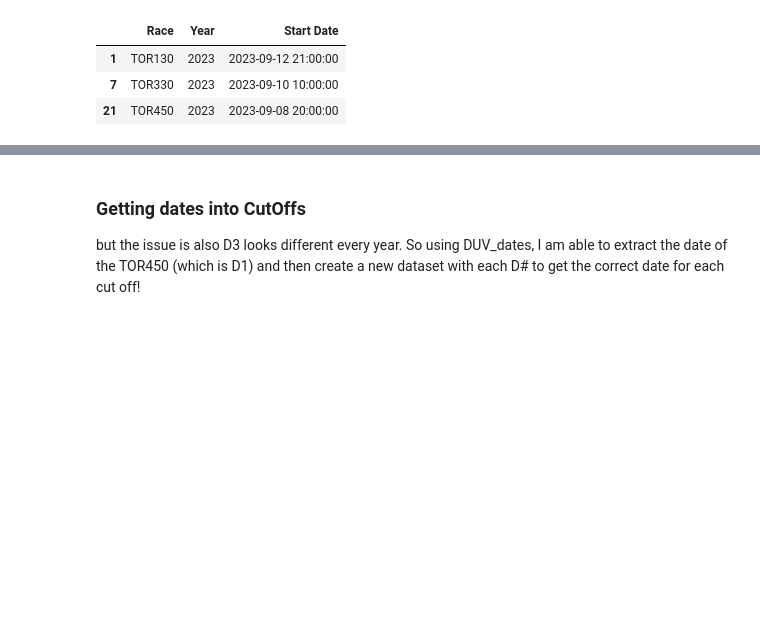
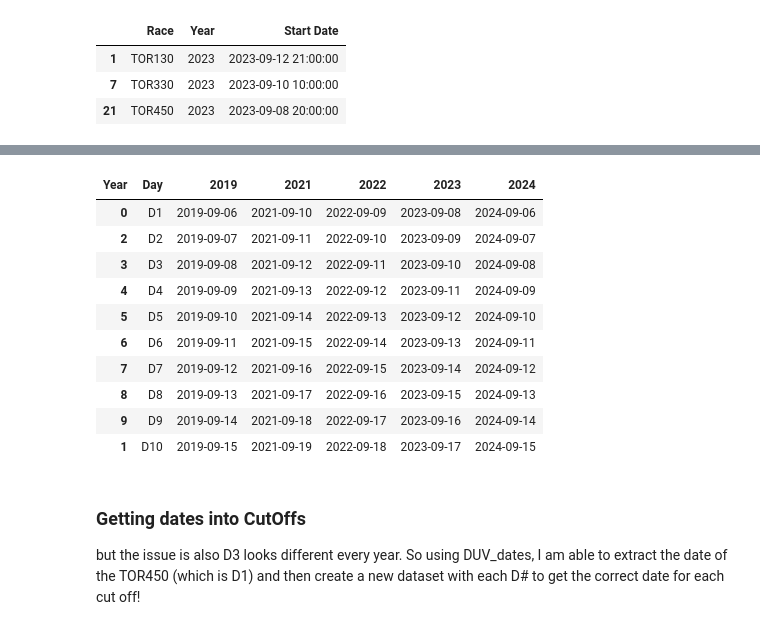
Before and after one commit to kjonina/TORX, a Jupyter notebook: Stage 4 - TOR330 Cut Offs Dataset.ipynb, the cells around one changed output, grey strips where cells are left out. Drawn from its saved outputs; the diff is of its cells as text; code cells hidden in the pictures; blank space fills up the shorter version.

```diff
--- a/Stage 4 - TOR330 Cut Offs Dataset.ipynb
+++ b/Stage 4 - TOR330 Cut Offs Dataset.ipynb
@@ -199,6 +199,40 @@ See the caveats in the documentation: https://pandas.pydata.org/pandas-docs/stab
 | 23 | TOR450 | 2022 | 2022-09-09 | 2022-09-10 | 2022-09-11 | 2022-09-12 | 2022-09-13 | 2022-09-14 | 2022-09-15 | 2022-09-16 | 2022-09-17 | ... |
 | 24 | TOR450 | 2019 | 2019-09-06 | 2019-09-07 | 2019-09-08 | 2019-09-09 | 2019-09-10 | 2019-09-11 | 2019-09-12 | 2019-09-13 | 2019-09-14 | ... |
 | 25 | TOR450 | 2021 | 2021-09-10 | 2021-09-11 | 2021-09-12 | 2021-09-13 | 2021-09-14 | 2021-09-15 | 2021-09-16 | 2021-09-17 | 2021-09-18 | ... |
+# %%
+# Assuming your DataFrame is named TOR450_dates_duv_df
+TOR450_dates_duv_df = TOR450_dates_duv_df.drop(columns=['Race'])  # Drop the 'Race' column
+
+# Melt the DataFrame so that 'Year' remains and D1-D10 become a single column
+melted_df = TOR450_dates_duv_df.melt(id_vars=['Year'], var_name='Day', value_name='Date')
+
+# Pivot to make 'Year' the columns
+pivoted_df = melted_df.pivot(index='Day', columns='Year', values='Date')
+
+# Reset index for a cleaner look
+pivoted_df.reset_index(inplace=True)
+# Set f'{column}' as a categorical column with the defined order
+pivoted_df['Day'] = pd.Categorical(
+    pivoted_df['Day'],
+    categories=['D1','D2', 'D3', 'D4', 'D5', 'D6', 'D7', 'D8', 'D9', 'D10'],
+    ordered=True
+)
+
+pivoted_df = pivoted_df.sort_values(by = 'Day', ascending = True)
+
+pivoted_df
+# %% [output]
+| Year | Day | 2019 | 2021 | 2022 | 2023 | 2024 |
+| 0 | D1 | 2019-09-06 | 2021-09-10 | 2022-09-09 | 2023-09-08 | 2024-09-06 |
+| 2 | D2 | 2019-09-07 | 2021-09-11 | 2022-09-10 | 2023-09-09 | 2024-09-07 |
+| 3 | D3 | 2019-09-08 | 2021-09-12 | 2022-09-11 | 2023-09-10 | 2024-09-08 |
+| 4 | D4 | 2019-09-09 | 2021-09-13 | 2022-09-12 | 2023-09-11 | 2024-09-09 |
+| 5 | D5 | 2019-09-10 | 2021-09-14 | 2022-09-13 | 2023-09-12 | 2024-09-10 |
+| 6 | D6 | 2019-09-11 | 2021-09-15 | 2022-09-14 | 2023-09-13 | 2024-09-11 |
+| 7 | D7 | 2019-09-12 | 2021-09-16 | 2022-09-15 | 2023-09-14 | 2024-09-12 |
+| 8 | D8 | 2019-09-13 | 2021-09-17 | 2022-09-16 | 2023-09-15 | 2024-09-13 |
+| 9 | D9 | 2019-09-14 | 2021-09-18 | 2022-09-17 | 2023-09-16 | 2024-09-14 |
+| 1 | D10 | 2019-09-15 | 2021-09-19 | 2022-09-18 | 2023-09-17 | 2024-09-15 |
 # %% [markdown]
 ### Getting dates into CutOffs
 but the issue is also D3 looks different every year. So using DUV_dates, I am able to extract the date of the TOR450 (which is D1) and then create a new dataset with each D# to get the correct date for each cut off!
```
Also changed, not shown: parts of 3 cells of this notebook, 5 other files.
